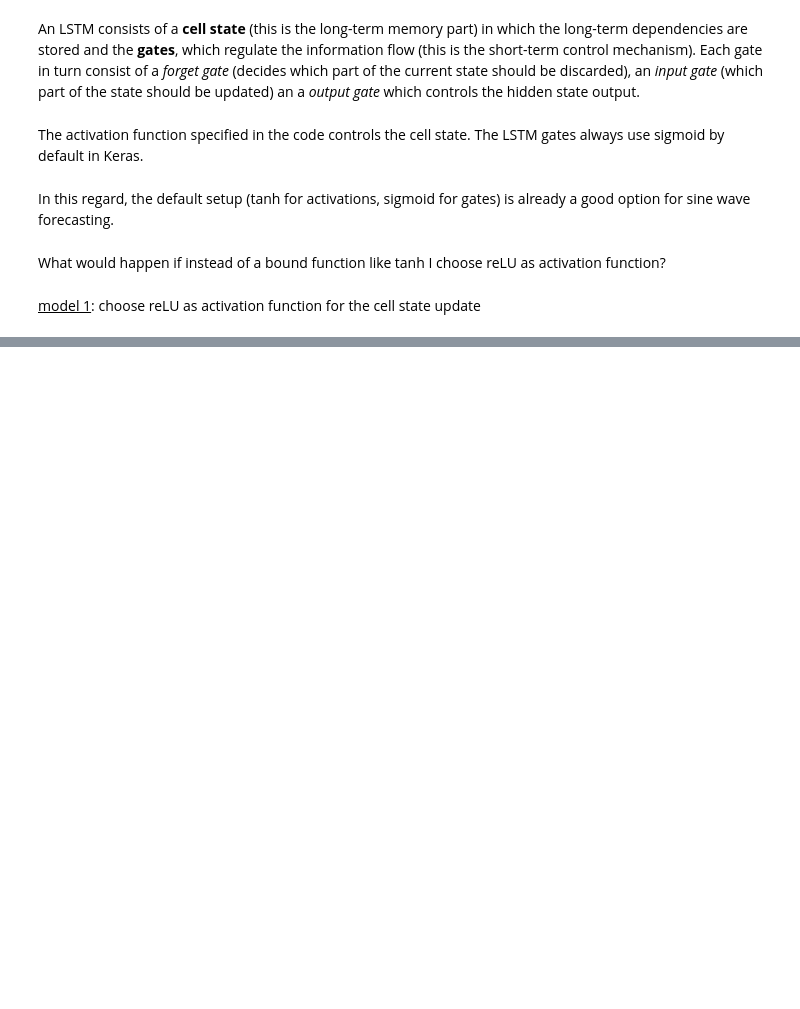
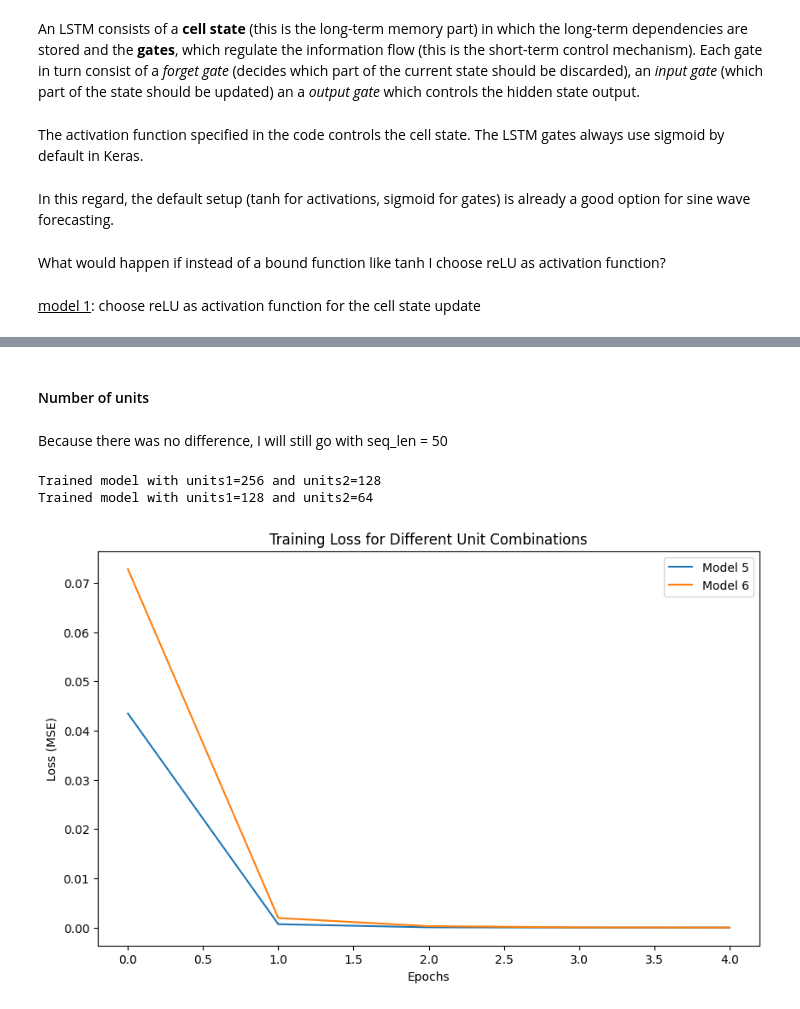
Before and after one commit to EzeMaza/Time-Series-Projects, a Jupyter notebook: LSTM.ipynb, the cells around one changed output, grey strips where cells are left out. Saved outputs shown, nothing was run; the diff lists cells and outputs as text; code cells hidden in the pictures; blank space fills up the shorter version.

```diff
--- a/LSTM.ipynb
+++ b/LSTM.ipynb
@@ -216,0 +256,2 @@ print(df)
+# %%
+seq_lengths = [20, 100, 200]
@@ -216,0 +411,48 @@ print(df)
+# %% [markdown]
+#### Number of units
+# %% [markdown]
+Because there was no difference, I will still go with seq_len = 50
+# %%
+X, y = create_sequences(y_scaled, seq_length)
+
+train_size = int(len(X) * 0.8)
+
+X_train, X_test = X[:train_size], X[train_size:]
+y_train, y_test = y[:train_size], y[train_size:]
+
+X_train = X_train.reshape((X_train.shape[0], X_train.shape[1], 1))
+X_test = X_test.reshape((X_test.shape[0], X_test.shape[1], 1))
+# %%
+unit_combinations = [(256, 128), (128, 64)]
+models_unit = {}
+
+
+for units1, units2 in unit_combinations:
+    model, summary = build_and_train_lstm(X_train, y_train, units1=units1, units2=units2)
+    models_unit[(units1, units2)] = {'model': model, 'summary': summary}
+    print(f"Trained model with units1={units1} and units2={units2}")
+# %% [output]
+Trained model with units1=256 and units2=128
+Trained model with units1=128 and units2=64
+# %%
+model_5 = models_unit[(256, 128)]['model']
+model_6 = models_unit[(128, 64)]['model']
+
+summary_5 = models_unit[(256, 128)]['summary']
+summary_6 = models_unit[(128, 64)]['summary']
+# %%
+# Plot training loss for each sequence length
+plt.figure(figsize=(10, 6))
+
+loss_values_5 = summary_5.history['loss']
+loss_values_6 = summary_6.history['loss']
+
+plt.plot(loss_values_5, label=f'Model 5')
+plt.plot(loss_values_6, label=f'Model 6')
+plt.xlabel('Epochs')
+plt.ylabel('Loss (MSE)')
+plt.title('Training Loss for Different Unit Combinations')
+plt.legend()
+plt.show()
+# %% [output]
+[figure, added]
```
Also changed, not shown: parts of 62 cells of this notebook, 1 other file.
